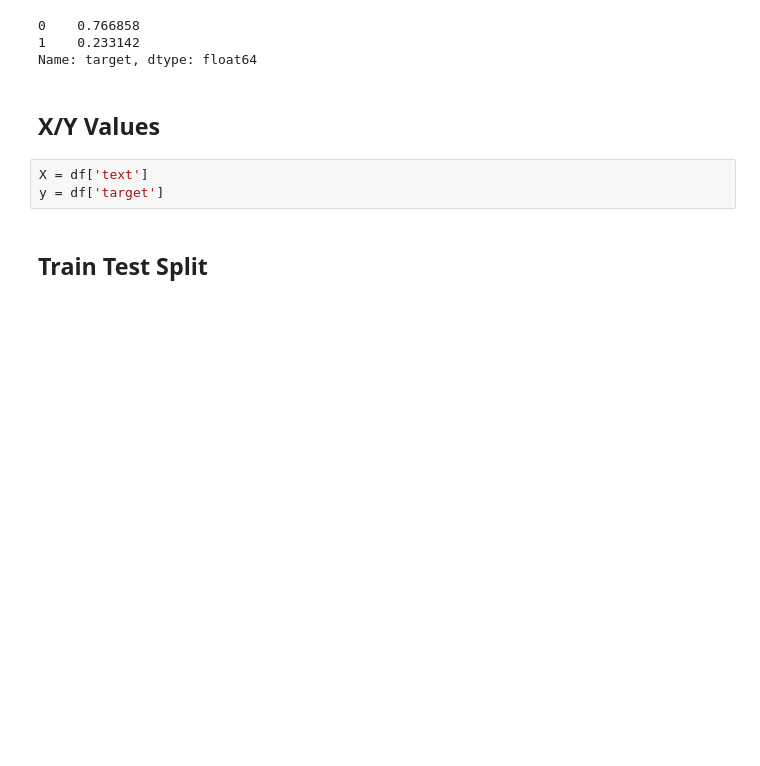
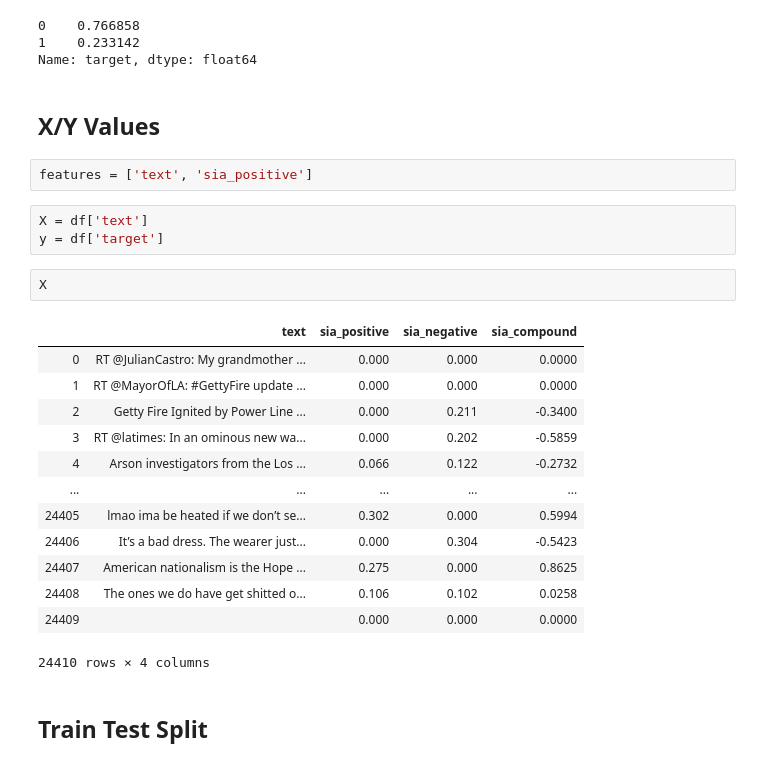
Before and after one commit to mayjordata/Project-TeamAlert, a Jupyter notebook: brianna_model.ipynb, the cells around one changed output. Drawn from its saved outputs; the diff is of its cells as text; blank space fills up the shorter version.

```diff
--- a/brianna_model.ipynb
+++ b/brianna_model.ipynb
@@ -60,9 +57,27 @@ df['target'].value_counts(normalize = True)
 Name: target, dtype: float64
 # %% [markdown]
 ## X/Y Values
+# %%
+features = ['text', 'sia_positive']
 # %%
 X = df['text']
 y = df['target']
+# %%
+X
+# %% [output]
+|  | text | sia_positive | sia_negative | sia_compound |
+| 0 | RT @JulianCastro: My grandmother ... | 0.000 | 0.000 | 0.0000 |
+| 1 | RT @MayorOfLA: #GettyFire update ... | 0.000 | 0.000 | 0.0000 |
+| 2 | Getty Fire Ignited by Power Line ... | 0.000 | 0.211 | -0.3400 |
+| 3 | RT @latimes: In an ominous new wa... | 0.000 | 0.202 | -0.5859 |
+| 4 | Arson investigators from the Los ... | 0.066 | 0.122 | -0.2732 |
+| ... | ... | ... | ... | ... |
+| 24405 | lmao ima be heated if we don’t se... | 0.302 | 0.000 | 0.5994 |
+| 24406 | It’s a bad dress. The wearer just... | 0.000 | 0.304 | -0.5423 |
+| 24407 | American nationalism is the Hope ... | 0.275 | 0.000 | 0.8625 |
+| 24408 | The ones we do have get shitted o... | 0.106 | 0.102 | 0.0258 |
+| 24409 | ⠀⠀⠀⠀⠀⠀⠀⠀⠀⠀⠀ | 0.000 | 0.000 | 0.0000 |
+24410 rows × 4 columns
 # %% [markdown]
 ## Train Test Split
 # %%
```
Also changed, not shown: parts of 12 cells of this notebook.
